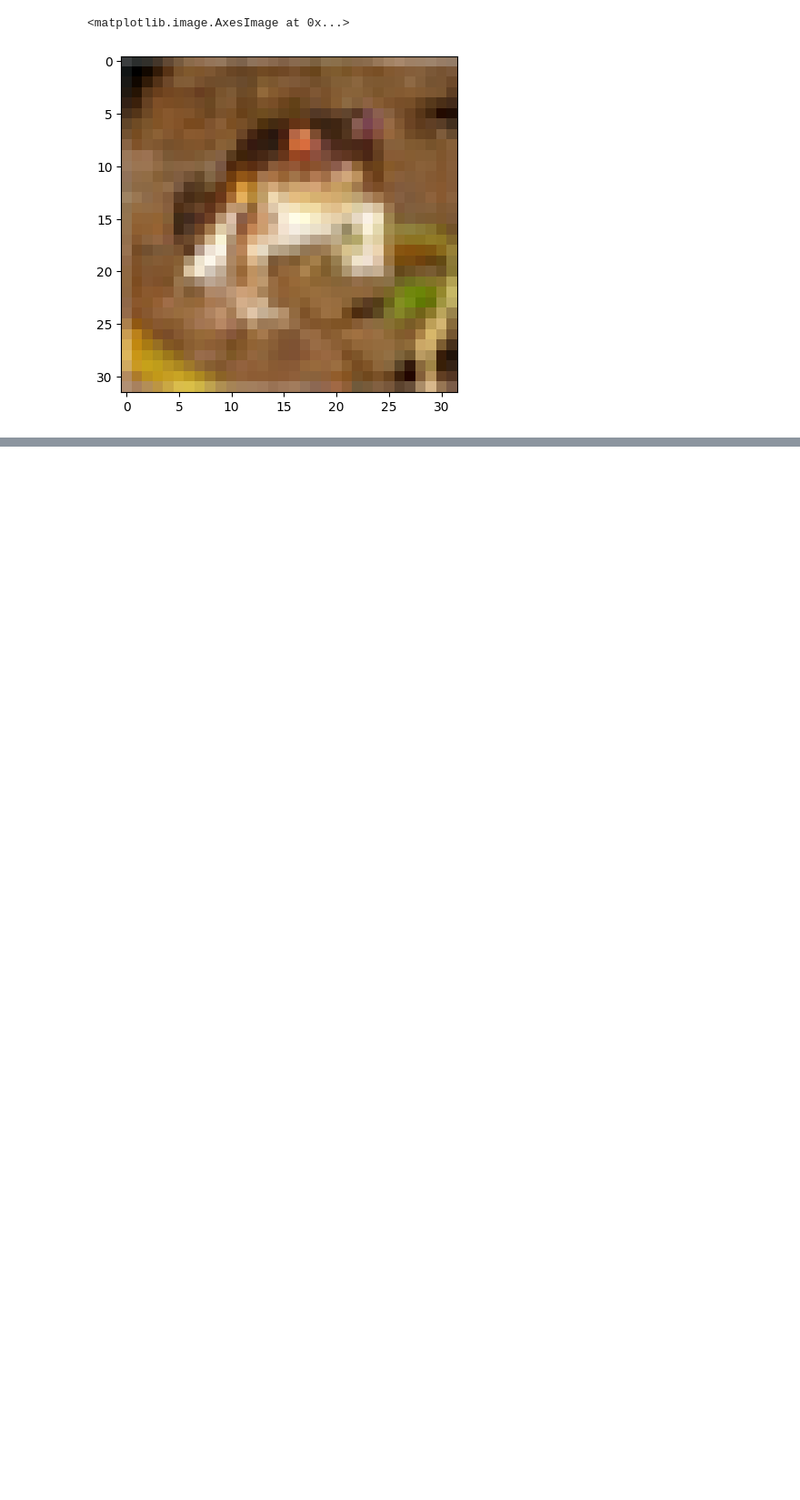
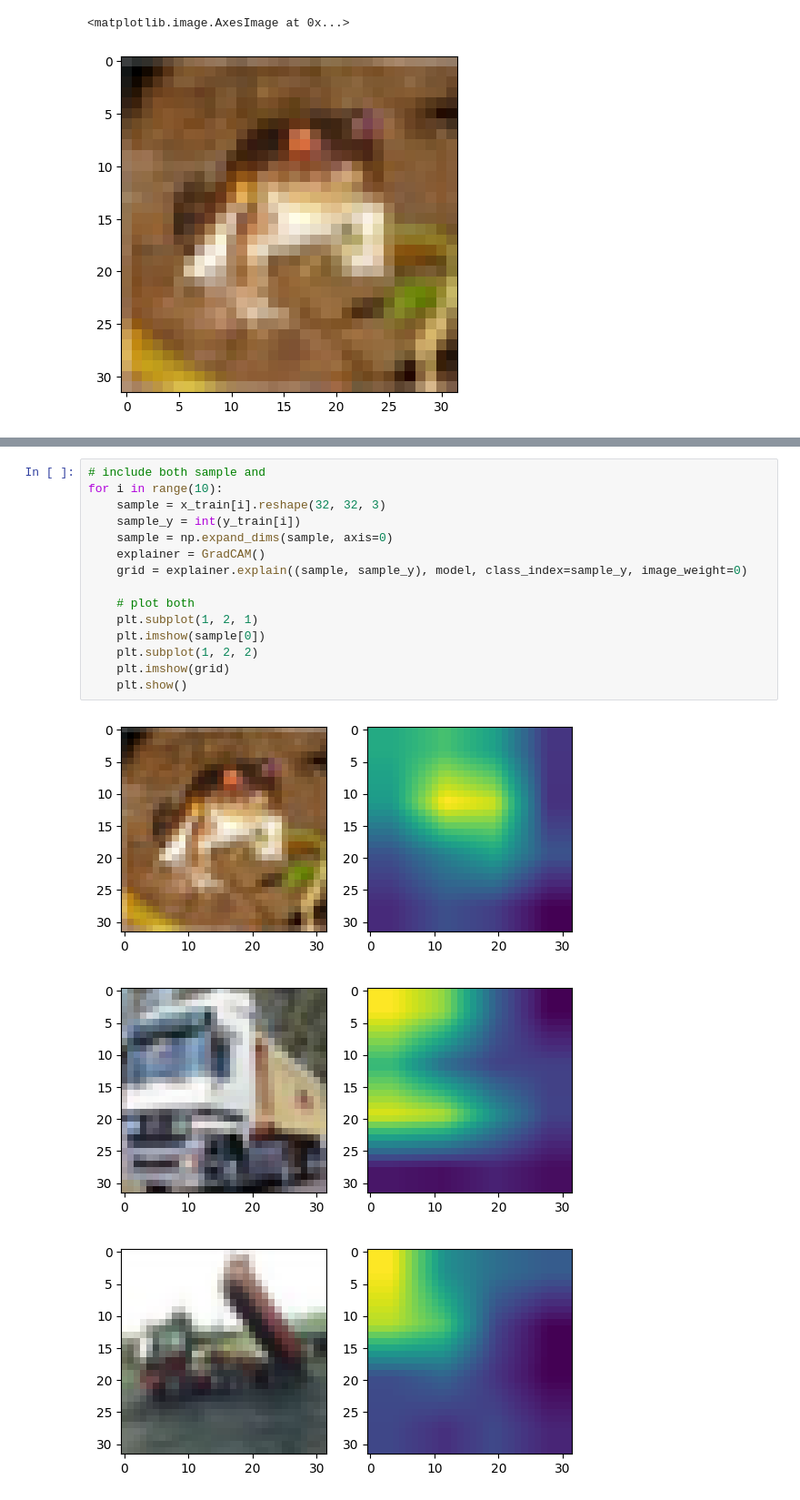
Before and after one commit to Lord225/explain-rl, a Jupyter notebook: analize-cnn.ipynb, the cells around one changed output, grey strips where cells are left out. Shown at 91% size. Drawn from its saved outputs; the diff is of its cells as text; blank space fills up the shorter version.

```diff
--- a/analize-cnn.ipynb
+++ b/analize-cnn.ipynb
@@ -58,0 +62,19 @@ AttributeError: '_UserObject' object has no attribute 'evaluate'
+# %%
+# include both sample and
+for i in range(10):
+    sample = x_train[i].reshape(32, 32, 3)
+    sample_y = int(y_train[i])
+    sample = np.expand_dims(sample, axis=0)
+    explainer = GradCAM()
+    grid = explainer.explain((sample, sample_y), model, class_index=sample_y, image_weight=0)
+
+    # plot both
+    plt.subplot(1, 2, 1)
+    plt.imshow(sample[0])
+    plt.subplot(1, 2, 2)
+    plt.imshow(grid)
+    plt.show()
+# %% [output]
+[figure, added]
+[figure, added]
+[figure, added]
```
Also changed, not shown: parts of 3 cells of this notebook.
